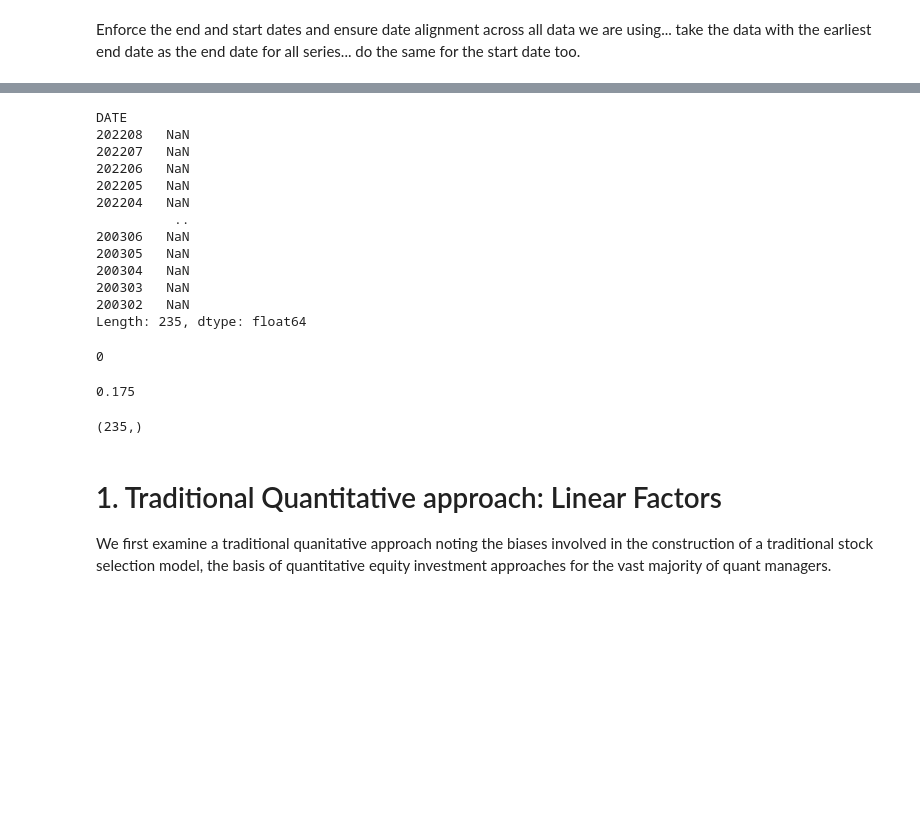
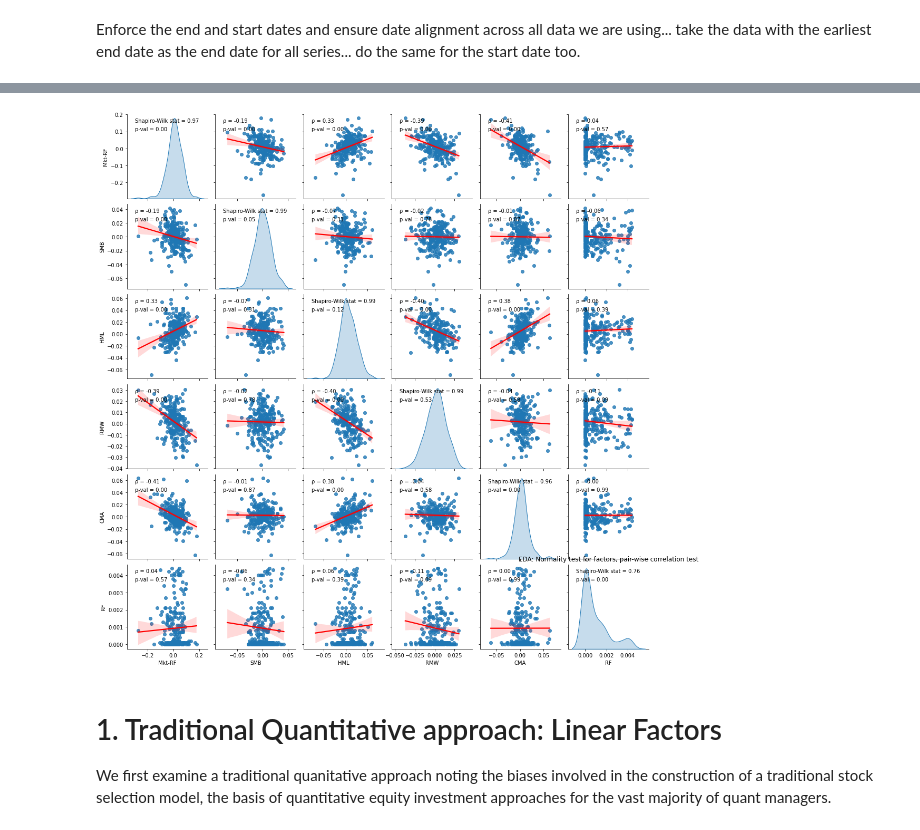
Before and after one commit to danphilps/Investment-SAI, a Jupyter notebook: M6_Investment.ipynb, the cells around one changed output, grey strips where cells are left out. Cells and saved outputs as stored; diff of their text form; code cells hidden in the pictures; blank space fills up the shorter version.

```diff
--- a/M6_Investment.ipynb
+++ b/M6_Investment.ipynb
@@ -247,32 +243,37 @@ sns.pairplot(df_ff_factors)
-# %%
-df_tb3ms.iloc[:,:].std(skipna=True)
-# %% [output]
-DATE
-202208   NaN
-202207   NaN
-202206   NaN
-202205   NaN
-202204   NaN
-          ..
-200306   NaN
-200305   NaN
-200304   NaN
-200303   NaN
-200302   NaN
-Length: 235, dtype: float64
-# %%
-df_ff_factors[df_ff_factors==np.nan].count().sum()
-#df_ff_factors.shape[0]*df_ff_factors.shape[1]
-# %% [output]
-0
-# %%
-df_ff_factors.iloc[:,:].median().median()
-# %% [output]
-0.175
-# %%
-df_tb3ms.columns.shape
-# %% [output]
-(235,)
+# %%
+# 4: Eye ball the distributions...
+import seaborn as sns
+import matplotlib.pyplot as plt
+from scipy import stats
+from scipy.stats import pearsonr
+from scipy.stats import shapiro
+
+# Call function from chart generator...
+def corrfunc(x, y, hue=None, ax=None, **kws):
+    """Plot the correlation coefficient in the top left hand corner of a plot."""
+    _, _, r, p, _ = stats.linregress(x, y)
+    ax = ax or plt.gca()
+    ax.annotate(f'ρ = {r:.2f}', xy=(.1, .9), xycoords=ax.transAxes)
+    ax.annotate(f'p-val = {p:.2f}', xy=(.1, .8), xycoords=ax.transAxes)
+
+# Call function from chart generator...
+def normalityfunc(x, hue=None, ax=None, **kws):
+    """Plot the Shapiro Wilk p-value in the top left hand corner of diagonal cells."""
+    stat, p = shapiro(x)
+    ax = ax or plt.gca()
+    ax.annotate(f'Shapiro-Wilk stat = {stat:.2f}', xy=(.1, .9), xycoords=ax.transAxes)
+    ax.annotate(f'p-val = {p:.2f}', xy=(.1, .8), xycoords=ax.transAxes)
+
+# Generate pairplot
+pp = sns.pairplot(df_ff_factors.transpose(), kind='reg', diag_kind='kde',
+             plot_kws={'line_kws':{'color':'red'}})
+pp.map_lower(corrfunc)
+pp.map_upper(corrfunc)
+pp.map_diag(normalityfunc)
+plt.title("EDA: Normality test for factors, pair-wise correlation test")
+plt.show()
+# %% [output]
+[figure, added]
 # %% [markdown]
 # 1. Traditional Quantitative approach: Linear Factors
 
```
Also changed, not shown: parts of 4 cells of this notebook.
